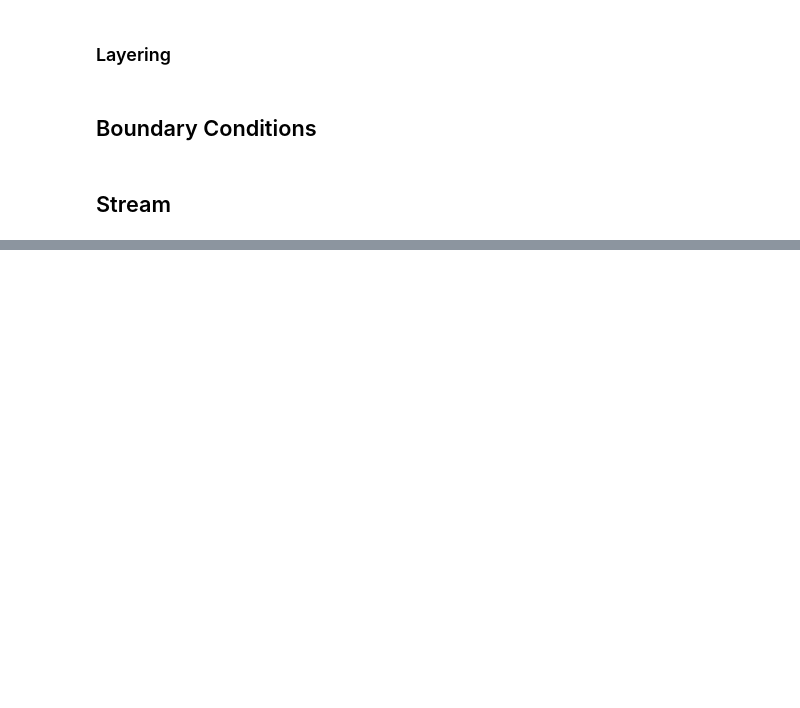
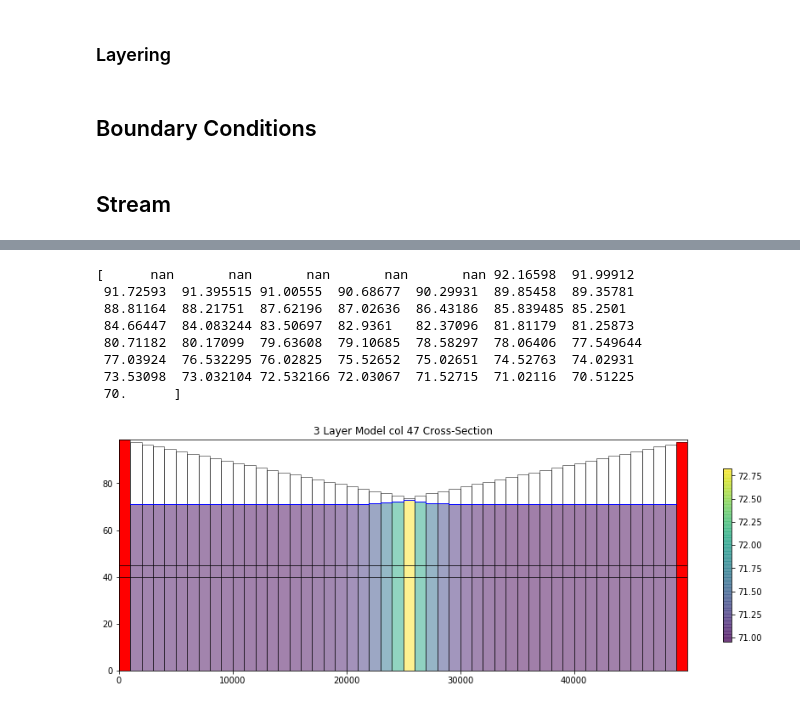
Before and after one commit to groundwater-modeling-Spring2020/Aguaseca_Project, a Jupyter notebook: Domain setup/Domain_Setup_Abe.ipynb, the cells around one changed output, grey strips where cells are left out. Drawn from its saved outputs; the diff is of its cells as text; code cells hidden in the pictures; blank space fills up the shorter version.

```diff
--- a/Domain setup/Domain_Setup_Abe.ipynb
+++ b/Domain setup/Domain_Setup_Abe.ipynb
@@ -493,0 +761,32 @@ plt.show(modelmap)
+# %%
+
+fig = plt.figure(figsize=(15, 5))
+ax = fig.add_subplot(1, 1, 1)
+
+xsect = flopy.plot.PlotCrossSection(model=m, line={'column': 47}) #note use the key 'column' if you want to plot a column instaed
+patches = xsect.plot_ibound(color_noflow='red', color_ch='blue')
+#patches = xsect.plot_bc('WEL', color='red')
+# linecollection = xsect.plot_grid(color='green')
+# t = ax.set_title('Row 25 Cross-Section with IBOUND Boundary Conditions')
+headpc = head[0]
+pc = xsect.plot_array(headpc,head=headpc, alpha=0.5)
+#patches = xsect.plot_ibound(head=head[0][0])
+#patches = xsect.plot_ibound(color_noflow='red', color_ch='blue')
+#patches = xsect.plot_bc('WEL', color='red')
+linecollection = xsect.plot_grid(color='black', lw=0.5)
+t = ax.set_title('3 Layer Model col 47 Cross-Section')
+cb = plt.colorbar(pc, shrink=0.75)
+#Overlay the head in a layer of the model- in this case I'm doing the top layer i.e. head3[0,:,:]
+wt = xsect.plot_surface(head[0], color='blue', lw=1)
+
+print(head[0][0][1][:])
+# %% [output]
+[      nan       nan       nan       nan       nan 92.16598  91.99912
+ 91.72593  91.395515 91.00555  90.68677  90.29931  89.85458  89.35781
+ 88.81164  88.21751  87.62196  87.02636  86.43186  85.839485 85.2501
+ 84.66447  84.083244 83.50697  82.9361   82.37096  81.81179  81.25873
+ 80.71182  80.17099  79.63608  79.10685  78.58297  78.06406  77.549644
+ 77.03924  76.532295 76.02825  75.52652  75.02651  74.52763  74.02931
+ 73.53098  73.032104 72.532166 72.03067  71.52715  71.02116  70.51225
+ 70.      ]
+[figure, added]
```
Also changed, not shown: parts of 24 cells of this notebook.
